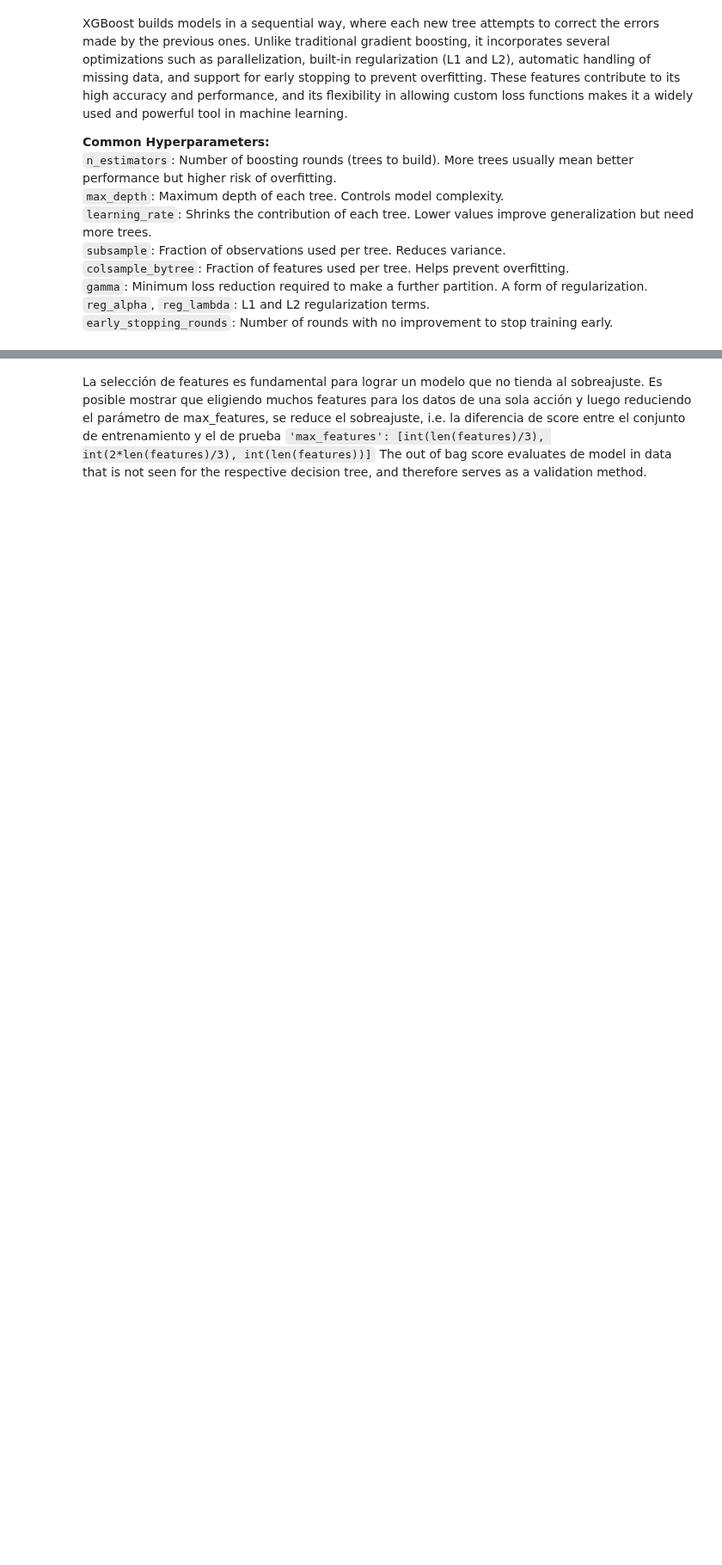
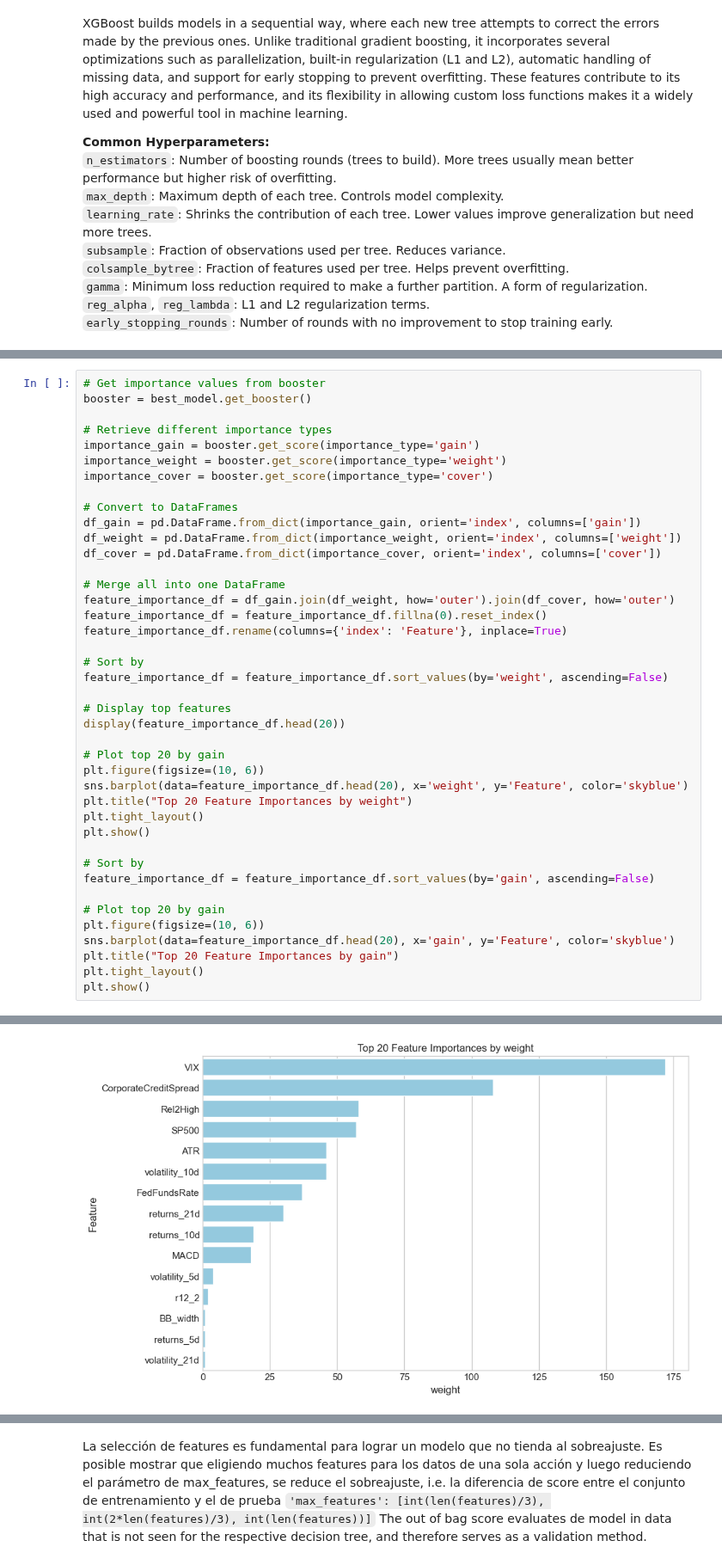
Before and after one commit to ftrupp/Predicting-Porfolio-Volatility, a Jupyter notebook: volatility_prediction.ipynb, the cells around one changed output, grey strips where cells are left out. Shown at 86% size. Drawn from its saved outputs; the diff is of its cells as text; blank space fills up the shorter version.

```diff
--- a/volatility_prediction.ipynb
+++ b/volatility_prediction.ipynb
@@ -1342,0 +1358,42 @@ evaluate_model(best_model, X_train, y_train, X_val, y_val)
+# %%
+# Get importance values from booster
+booster = best_model.get_booster()
+
+# Retrieve different importance types
+importance_gain = booster.get_score(importance_type='gain')
+importance_weight = booster.get_score(importance_type='weight')
+importance_cover = booster.get_score(importance_type='cover')
+
+# Convert to DataFrames
+df_gain = pd.DataFrame.from_dict(importance_gain, orient='index', columns=['gain'])
+df_weight = pd.DataFrame.from_dict(importance_weight, orient='index', columns=['weight'])
+df_cover = pd.DataFrame.from_dict(importance_cover, orient='index', columns=['cover'])
+
+# Merge all into one DataFrame
+feature_importance_df = df_gain.join(df_weight, how='outer').join(df_cover, how='outer')
+feature_importance_df = feature_importance_df.fillna(0).reset_index()
+feature_importance_df.rename(columns={'index': 'Feature'}, inplace=True)
+
+# Sort by
+feature_importance_df = feature_importance_df.sort_values(by='weight', ascending=False)
+
+# Display top features
+display(feature_importance_df.head(20))
+
+# Plot top 20 by gain
+plt.figure(figsize=(10, 6))
+sns.barplot(data=feature_importance_df.head(20), x='weight', y='Feature', color='skyblue')
+plt.title("Top 20 Feature Importances by weight")
+plt.tight_layout()
+plt.show()
+
+# Sort by
+feature_importance_df = feature_importance_df.sort_values(by='gain', ascending=False)
+
+# Plot top 20 by gain
+plt.figure(figsize=(10, 6))
+sns.barplot(data=feature_importance_df.head(20), x='gain', y='Feature', color='skyblue')
+plt.title("Top 20 Feature Importances by gain")
+plt.tight_layout()
+plt.show()
+# %% [output]
@@ -1342,0 +1416 @@ evaluate_model(best_model, X_train, y_train, X_val, y_val)
+[figure, added]
```
Also changed, not shown: parts of 16 cells of this notebook.
